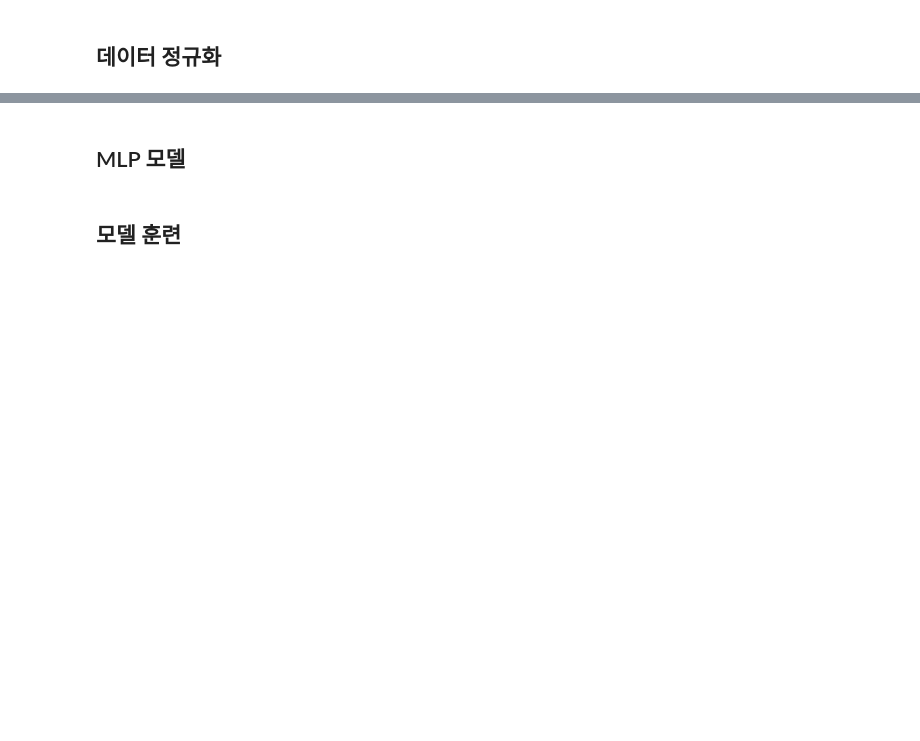
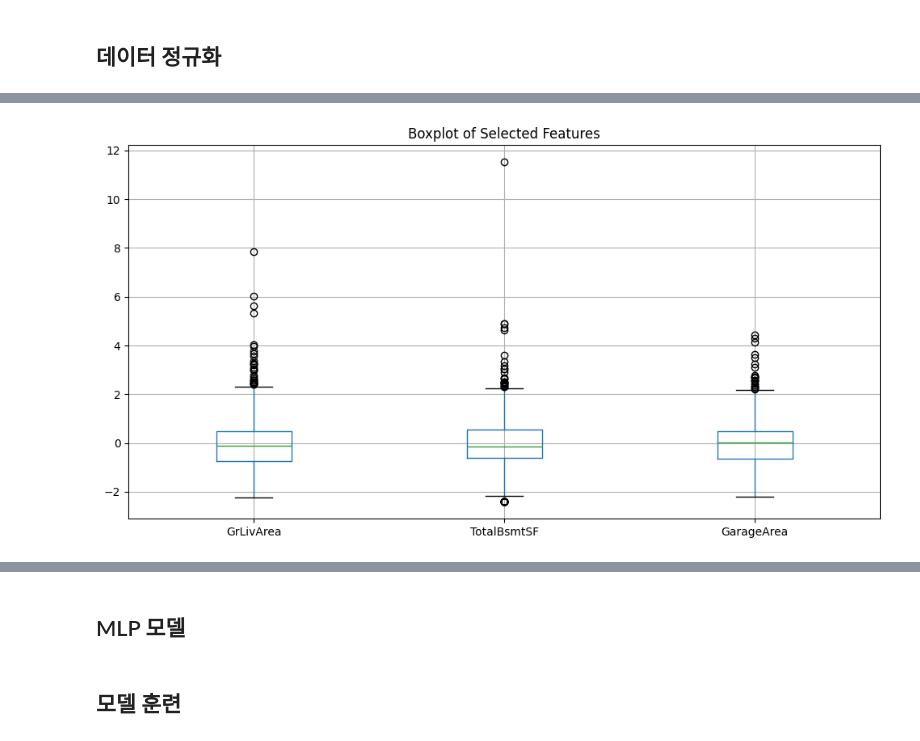
Before and after one commit to 20213013/Python_Script, a Jupyter notebook: practice/House_Price.ipynb, the cells around one changed output, grey strips where cells are left out. Drawn from its saved outputs; the diff is of its cells as text; code cells hidden in the pictures; blank space fills up the shorter version.

```diff
--- a/practice/House_Price.ipynb
+++ b/practice/House_Price.ipynb
@@ -4,21 +4,22 @@
 #### 20213013 컴퓨터공학과 김어진
 # %% [markdown]
 ## 데이터 로드
-# %%
-import pandas as pd
-import numpy as np
-import matplotlib.pyplot as plt
-from sklearn.model_selection import train_test_split
-from sklearn.preprocessing import StandardScaler
-
-# 파일 경로 설정
-base_path = r"C:\Users\chosun\Downloads\house-prices-advanced-regression-techniques"
-
-# data_description.txt는 일반 텍스트 파일로 읽기
-with open(f"{base_path}/data_description.txt", 'r') as f:
-    data_description = f.read()
-
-# CSV 파일들 로드
-df_submission = pd.read_csv(f"{base_path}/sample_submission.csv")
-df_test = pd.read_csv(f"{base_path}/test.csv")
-df_train = pd.read_csv(f"{base_path}/train.csv")
+# %%
+import pandas as pd
+
+# 'train.csv'와 'test.csv' 파일 경로 설정
+train_file_path = r"C:\Users\chosun\Downloads\house-prices-advanced-regression-techniques\train.csv"
+test_file_path = r"C:\Users\chosun\Downloads\house-prices-advanced-regression-techniques\test.csv"   # test.csv 파일 경로
+
+# 1. train.csv 데이터 로드
+train_df = pd.read_csv(train_file_path)
+
+# 2. test.csv 데이터 로드
+test_df = pd.read_csv(test_file_path)
+
+# 3. 데이터프레임 첫 몇 줄 확인
+print("Train DataFrame - First 5 rows:")
+print(train_df.head())  # train 데이터프레임의 첫 5줄 출력
+
+print("\nTest DataFrame - First 5 rows:")
+print(test_df.head())   # test 데이터프레임의 첫 5줄 출력
@@ -35,0 +240,10 @@ y_val_scaled = scaler.transform(y_val)
+# %%
+# 이상치 확인
+import matplotlib.pyplot as plt
+
+plt.figure(figsize=(12, 6))
+train_df.boxplot(column=['GrLivArea', 'TotalBsmtSF', 'GarageArea'])
+plt.title('Boxplot of Selected Features')
+plt.show()
+# %% [output]
+[figure, added]
```
Also changed, not shown: parts of 26 cells of this notebook.
